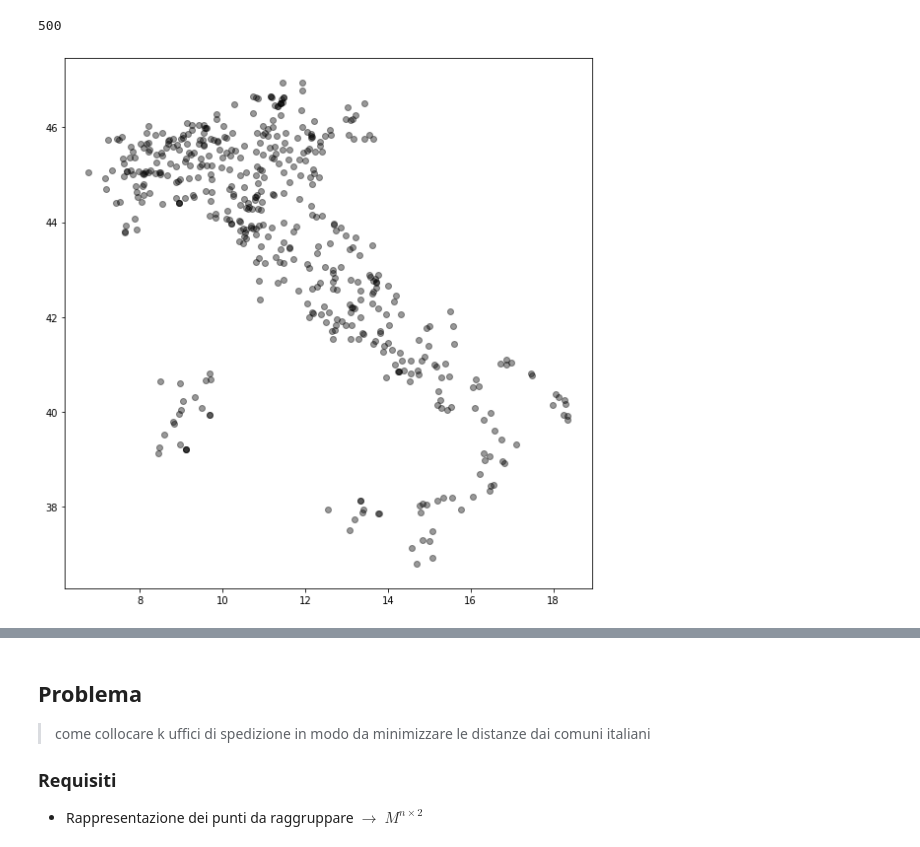
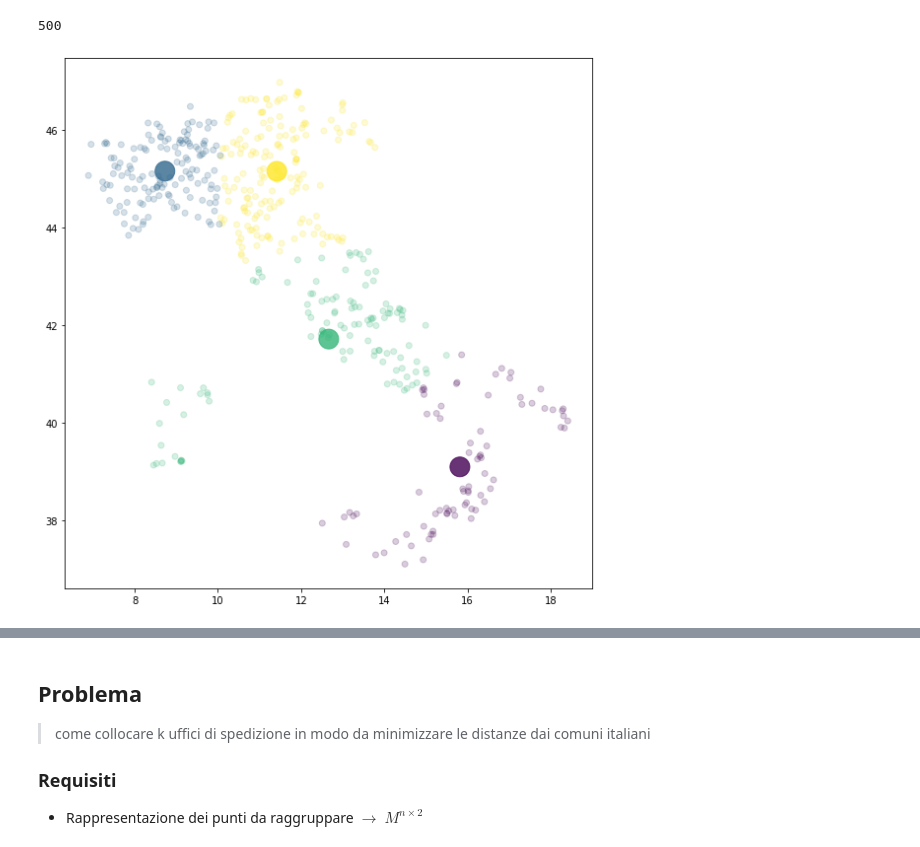
Before and after one commit to afflint/mastercobra, a Jupyter notebook: geo-kmeans.ipynb, the cells around one changed output, grey strips where cells are left out. Saved outputs shown, nothing was run; the diff lists cells and outputs as text; code cells hidden in the pictures.

```diff
--- a/geo-kmeans.ipynb
+++ b/geo-kmeans.ipynb
@@ -28,8 +28,9 @@ for line in lines:
 geo = np.array([latitude, longitude]).T
 # %%
 fig, ax = plt.subplots(figsize=(8, 8))
-ax.scatter(geo[:,1], geo[:,0], alpha=0.4, c='#000000')
+ax.scatter(geo[:,1], geo[:,0], alpha=0.2, c=assignement)
+ax.scatter(C[:,1], C[:,0], alpha=0.8, s=400, c=range(k))
 plt.tight_layout()
 plt.show()
 # %% [output]
-[figure, old version]
+[figure, new version]
```
Also changed, not shown: parts of 17 cells of this notebook.
